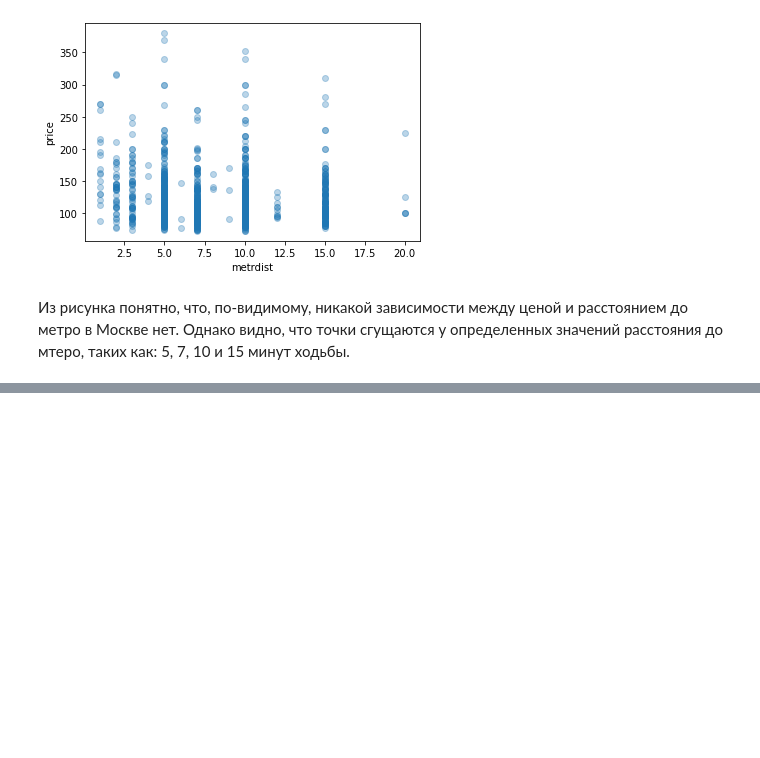
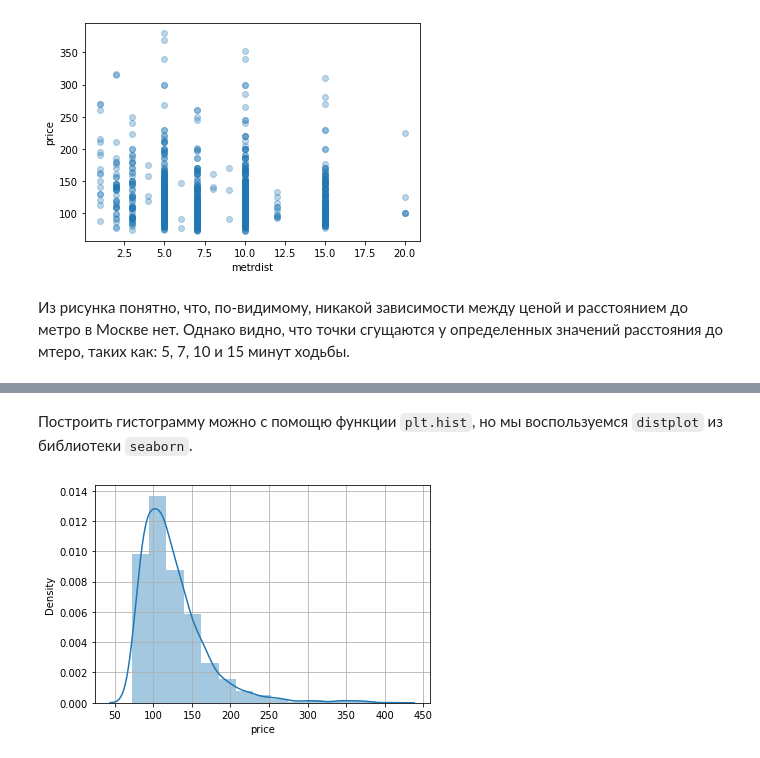
Before and after one commit to EvaKolosova/MachineLearningCourse, a Jupyter notebook: PriceOfFlatsInMoscow.ipynb, the cells around one changed output, grey strips where cells are left out. Cells and saved outputs as stored; diff of their text form; code cells hidden in the pictures; blank space fills up the shorter version.

```diff
--- a/PriceOfFlatsInMoscow.ipynb
+++ b/PriceOfFlatsInMoscow.ipynb
@@ -281,0 +282,8 @@ pass
+# %% [markdown]
+Построить гистограмму можно с помощю функции `plt.hist`, но мы воспользуемся `distplot` из библиотеки `seaborn`.
+# %%
+sns.distplot(data['price'], bins=15)
+plt.grid()
+pass
+# %% [output]
+[figure, added]
```
Also changed, not shown: parts of 40 cells of this notebook.
